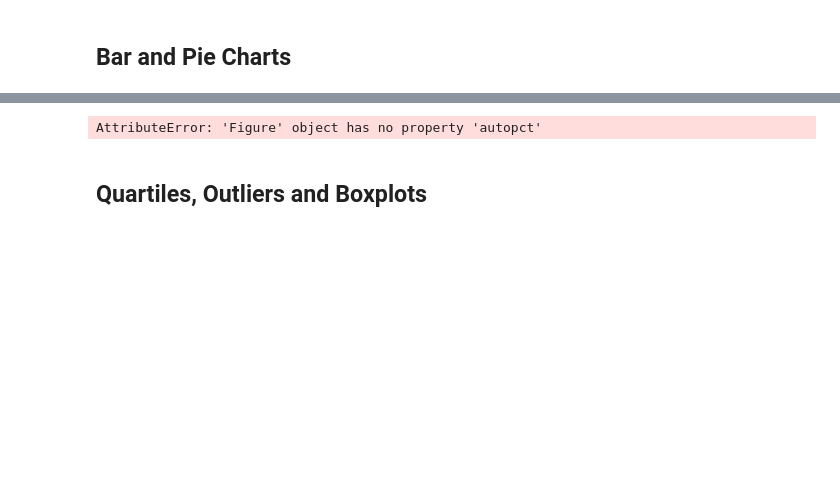
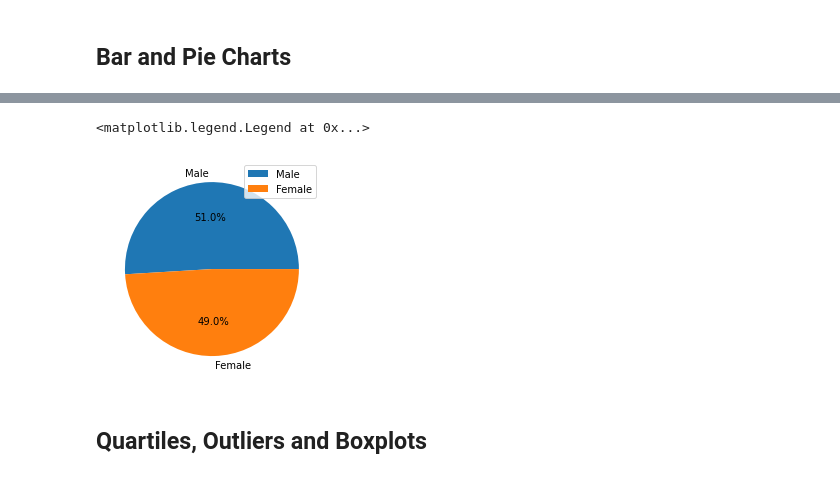
Before and after one commit to NebulaCrasher/matplotlib-challenge, a Jupyter notebook: Pymaceuticals/pymaceuticals_starter.ipynb, the cells around one changed output, grey strips where cells are left out. Drawn from its saved outputs; the diff is of its cells as text; code cells hidden in the pictures; blank space fills up the shorter version.

```diff
--- a/Pymaceuticals/pymaceuticals_starter.ipynb
+++ b/Pymaceuticals/pymaceuticals_starter.ipynb
@@ -181,11 +184,13 @@ Name: Sex, dtype: int64
 [figure]
 # %%
 # Generate a pie plot showing the distribution of female versus male mice using pyplot
-pyplot_pie_char = plt.subplots(pie, autopct = "%1.1f%%")
+pie_dict = {"Male":pie["Male"], "Female":pie["Female"]}
 
-pyplot_pie_char.show()
+pyplot_pie_char = plt.pie(pie_dict.values(), labels = ["Male","Female"], autopct = "%1.1f%%")
+plt.legend(loc = "upper right")
 # %% [output]
-AttributeError: 'Figure' object has no property 'autopct'
+<matplotlib.legend.Legend at 0x...>
+[figure, added]
 # %% [markdown]
 ## Quartiles, Outliers and Boxplots
 # %%
```
Also changed, not shown: parts of 16 cells of this notebook.
